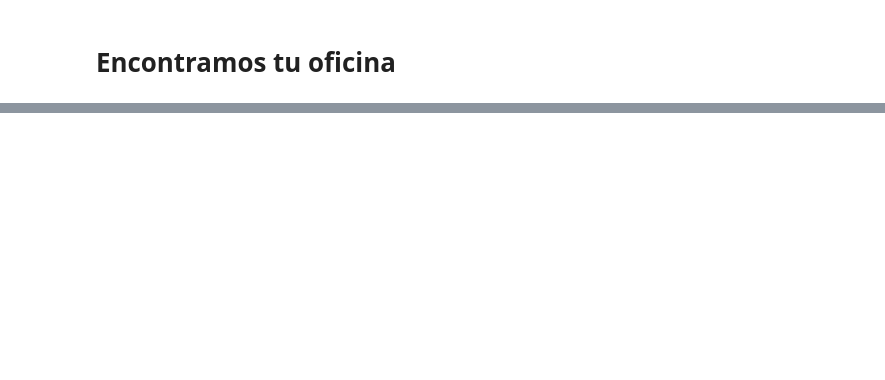
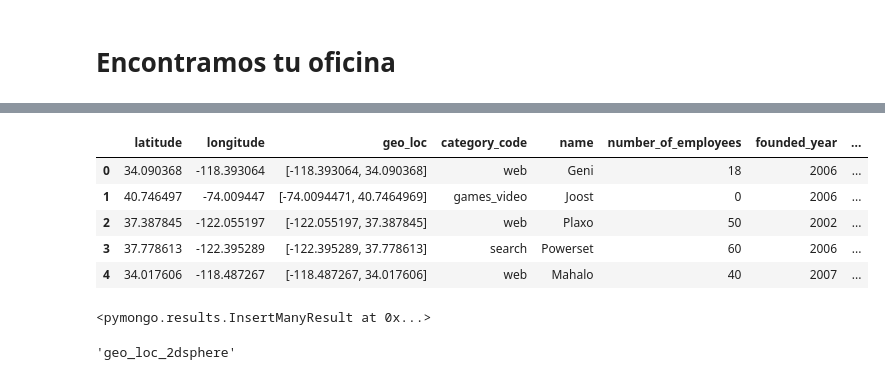
Before and after one commit to YonatanRA/rebootcamp, a Jupyter notebook: notebooks/w1_d2 - Ejercicio BI 2 (office finder).ipynb, the cells around one changed output, grey strips where cells are left out. Cells and saved outputs as stored; diff of their text form; code cells hidden in the pictures; blank space fills up the shorter version.

```diff
--- a/notebooks/w1_d2 - Ejercicio BI 2 (office finder).ipynb
+++ b/notebooks/w1_d2 - Ejercicio BI 2 (office finder).ipynb
@@ -324,0 +65,19 @@ len(list(query))
+# %%
+def exchange(df):
+    res=[]
+    number=1
+    symbol=1
+
+    for e in df:
+        if e[-1]=='k': number=1e3
+        elif e[-1]=='M': number=1e6
+        elif e[-1]=='B': number=1e9
+
+        if e[0]=='£': symbol=1.3
+        elif e[0]=='€' : symbol=1.12
+
+        n_df=re.findall('[0-9.]+', e)
+
+        res.append(int(float(n_df[0])*number*symbol))
+
+    return res
@@ -324,0 +106,13 @@ len(list(query))
+# %%
+df['n_total_money']=exchange(df.total_money_raised)
+
+df['company_class']=classifying(df.founded_year, df.number_of_employees)
+
+df.head()
+# %% [output]
+|  | latitude | longitude | geo_loc | category_code | name | number_of_employees | founded_year | ... |
+| 0 | 34.090368 | -118.393064 | [-118.393064, 34.090368] | web | Geni | 18 | 2006 | ... |
+| 1 | 40.746497 | -74.009447 | [-74.0094471, 40.7464969] | games_video | Joost | 0 | 2006 | ... |
+| 2 | 37.387845 | -122.055197 | [-122.055197, 37.387845] | web | Plaxo | 50 | 2002 | ... |
+| 3 | 37.778613 | -122.395289 | [-122.395289, 37.778613] | search | Powerset | 60 | 2006 | ... |
+| 4 | 34.017606 | -118.487267 | [-118.487267, 34.017606] | web | Mahalo | 40 | 2007 | ... |
@@ -324,0 +123,10 @@ len(list(query))
+# %%
+db.geoloc.insert_many(df.to_dict('records'))
+# %% [output]
+<pymongo.results.InsertManyResult at 0x...>
+# %%
+# crear indice 2D
+
+db.geoloc.create_index([('geo_loc', '2dsphere')])
+# %% [output]
+'geo_loc_2dsphere'
```
Also changed, not shown: parts of 65 cells of this notebook, 2 other files.
